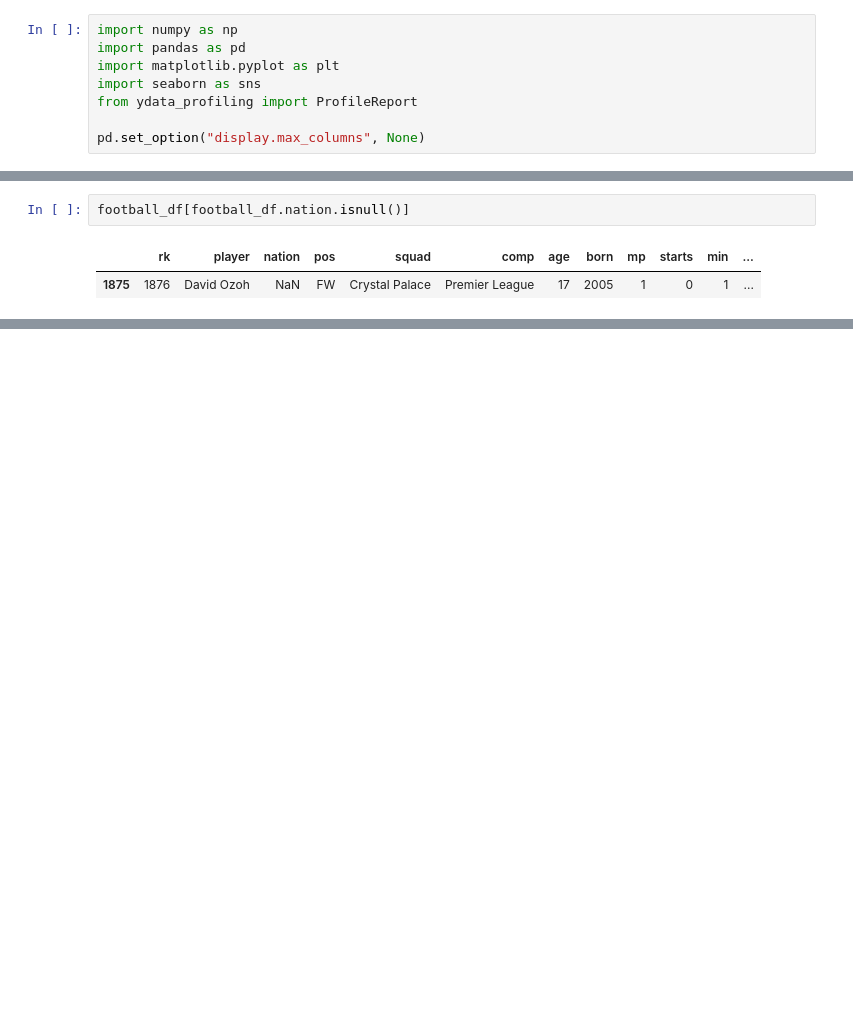
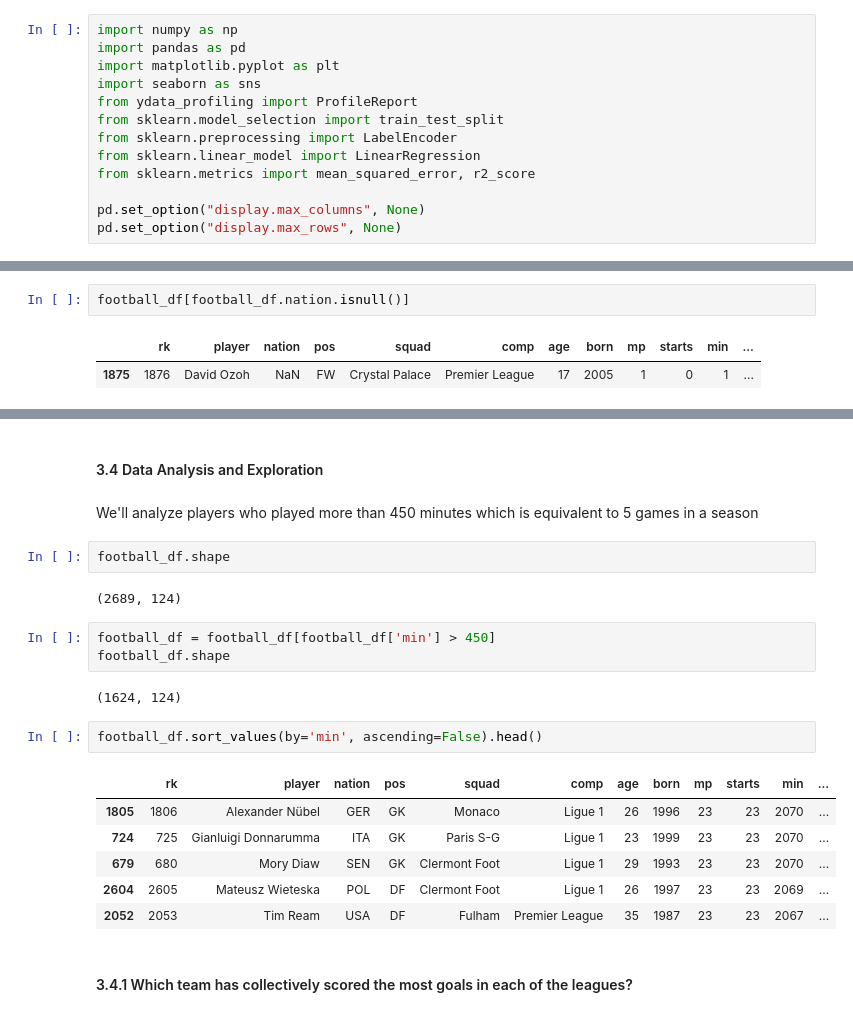
Before and after one commit to normanmunge/football-performance-analysis, a Jupyter notebook: football-performance-eda.ipynb, the cells around one changed output, grey strips where cells are left out. Saved outputs shown, nothing was run; the diff lists cells and outputs as text; blank space fills up the shorter version.

```diff
--- a/football-performance-eda.ipynb
+++ b/football-performance-eda.ipynb
@@ -179,8 +182,13 @@ import pandas as pd
 import matplotlib.pyplot as plt
 import seaborn as sns
 from ydata_profiling import ProfileReport
+from sklearn.model_selection import train_test_split
+from sklearn.preprocessing import LabelEncoder
+from sklearn.linear_model import LinearRegression
+from sklearn.metrics import mean_squared_error, r2_score
 
 pd.set_option("display.max_columns", None)
+pd.set_option("display.max_rows", None)
 # %% [markdown]
 ### Step 2. Loading & Exploring the Dataset
 # %%
@@ -272,0 +281,24 @@ Name: Nation, dtype: object
+# %% [markdown]
+#### 3.4 Data Analysis and Exploration
+# %% [markdown]
+We'll analyze players who played more than 450 minutes which is equivalent to 5 games in a season
+# %%
+football_df.shape
+# %% [output]
+(2689, 124)
+# %%
+football_df = football_df[football_df['min'] > 450]
+football_df.shape
+# %% [output]
+(1624, 124)
+# %%
+football_df.sort_values(by='min', ascending=False).head()
+# %% [output]
+|  | rk | player | nation | pos | squad | comp | age | born | mp | starts | min | ... |
+| 1805 | 1806 | Alexander Nübel | GER | GK | Monaco | Ligue 1 | 26 | 1996 | 23 | 23 | 2070 | ... |
+| 724 | 725 | Gianluigi Donnarumma | ITA | GK | Paris S-G | Ligue 1 | 23 | 1999 | 23 | 23 | 2070 | ... |
+| 679 | 680 | Mory Diaw | SEN | GK | Clermont Foot | Ligue 1 | 29 | 1993 | 23 | 23 | 2070 | ... |
+| 2604 | 2605 | Mateusz Wieteska | POL | DF | Clermont Foot | Ligue 1 | 26 | 1997 | 23 | 23 | 2069 | ... |
+| 2052 | 2053 | Tim Ream | USA | DF | Fulham | Premier League | 35 | 1987 | 23 | 23 | 2067 | ... |
+# %% [markdown]
+#### 3.4.1 Which team has collectively scored the most goals in each of the leagues?
```
Also changed, not shown: parts of 45 cells of this notebook.
